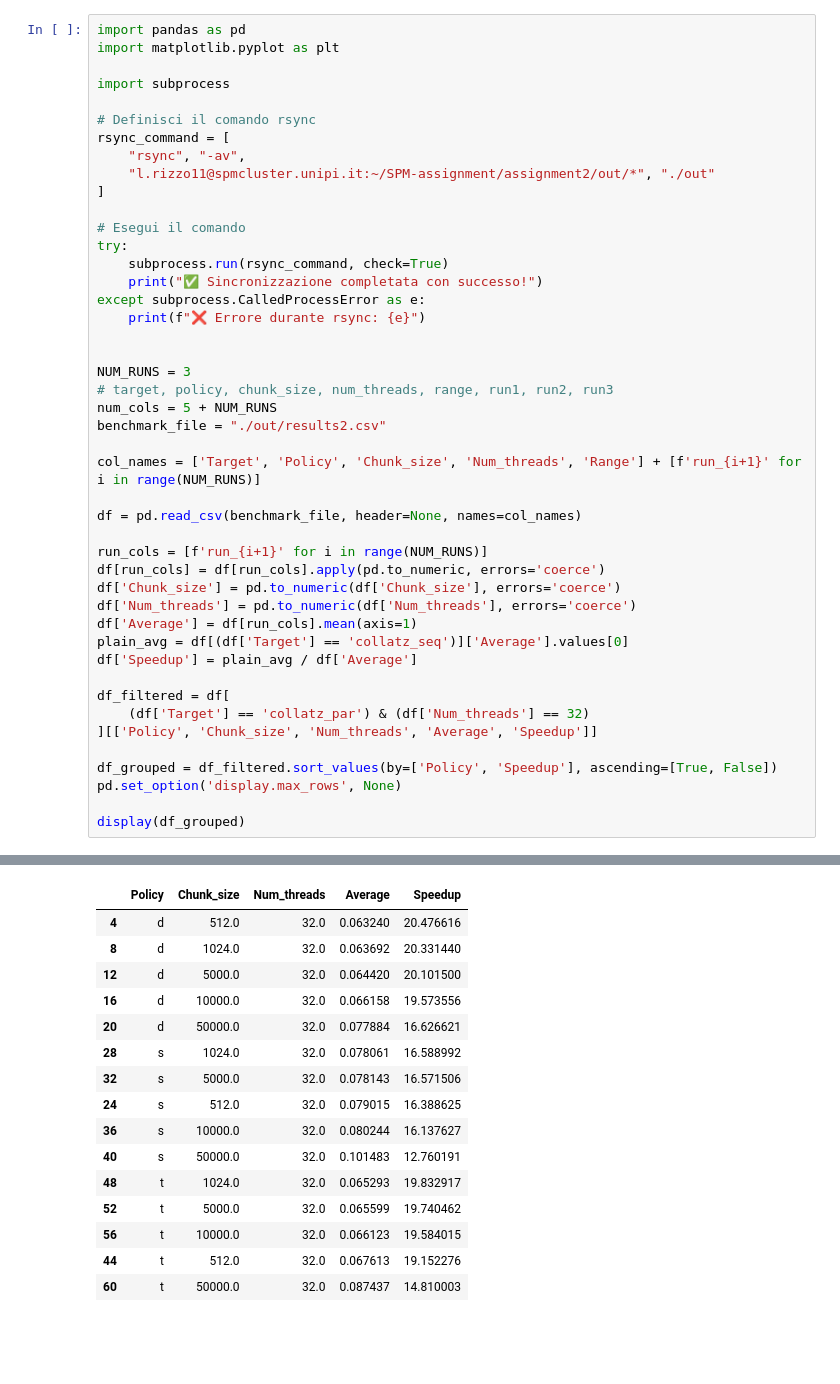
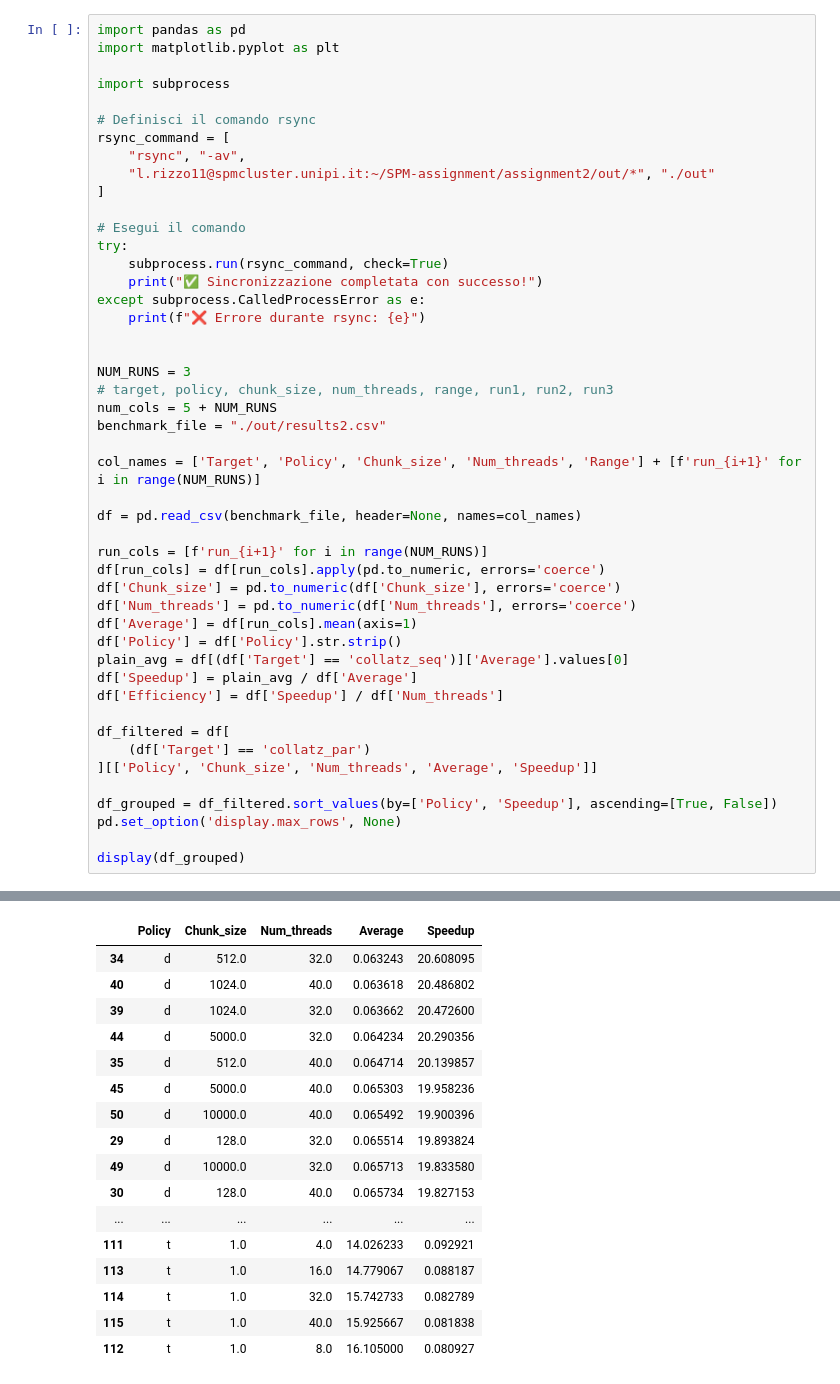
Before and after one commit to luca-rizzo/SPM-assignment-24-25, a Jupyter notebook: assignment2/make_plot.ipynb, the cells around one changed output, grey strips where cells are left out. Drawn from its saved outputs; the diff is of its cells as text; blank space fills up the shorter version.

```diff
--- a/assignment2/make_plot.ipynb
+++ b/assignment2/make_plot.ipynb
@@ -32,11 +32,13 @@ df[run_cols] = df[run_cols].apply(pd.to_numeric, errors='coerce')
 df['Chunk_size'] = pd.to_numeric(df['Chunk_size'], errors='coerce')
 df['Num_threads'] = pd.to_numeric(df['Num_threads'], errors='coerce')
 df['Average'] = df[run_cols].mean(axis=1)
+df['Policy'] = df['Policy'].str.strip()
 plain_avg = df[(df['Target'] == 'collatz_seq')]['Average'].values[0]
 df['Speedup'] = plain_avg / df['Average']
+df['Efficiency'] = df['Speedup'] / df['Num_threads']
 
 df_filtered = df[
-    (df['Target'] == 'collatz_par') & (df['Num_threads'] == 32)
+    (df['Target'] == 'collatz_par')
 ][['Policy', 'Chunk_size', 'Num_threads', 'Average', 'Speedup']]
 
 df_grouped = df_filtered.sort_values(by=['Policy', 'Speedup'], ascending=[True, False])
@@ -52,17 +53,18 @@ total size is 5,268  speedup is 0.96
 ✅ Sincronizzazione completata con successo!
 |  | Policy | Chunk_size | Num_threads | Average | Speedup |
-| 4 | d | 512.0 | 32.0 | 0.063240 | 20.476616 |
-| 8 | d | 1024.0 | 32.0 | 0.063692 | 20.331440 |
-| 12 | d | 5000.0 | 32.0 | 0.064420 | 20.101500 |
-| 16 | d | 10000.0 | 32.0 | 0.066158 | 19.573556 |
-| 20 | d | 50000.0 | 32.0 | 0.077884 | 16.626621 |
-| 28 | s | 1024.0 | 32.0 | 0.078061 | 16.588992 |
-| 32 | s | 5000.0 | 32.0 | 0.078143 | 16.571506 |
-| 24 | s | 512.0 | 32.0 | 0.079015 | 16.388625 |
-| 36 | s | 10000.0 | 32.0 | 0.080244 | 16.137627 |
-| 40 | s | 50000.0 | 32.0 | 0.101483 | 12.760191 |
-| 48 | t | 1024.0 | 32.0 | 0.065293 | 19.832917 |
-| 52 | t | 5000.0 | 32.0 | 0.065599 | 19.740462 |
-| 56 | t | 10000.0 | 32.0 | 0.066123 | 19.584015 |
-| 44 | t | 512.0 | 32.0 | 0.067613 | 19.152276 |
-| 60 | t | 50000.0 | 32.0 | 0.087437 | 14.810003 |
+| 34 | d | 512.0 | 32.0 | 0.063243 | 20.608095 |
+| 40 | d | 1024.0 | 40.0 | 0.063618 | 20.486802 |
+| 39 | d | 1024.0 | 32.0 | 0.063662 | 20.472600 |
+| 44 | d | 5000.0 | 32.0 | 0.064234 | 20.290356 |
+| 35 | d | 512.0 | 40.0 | 0.064714 | 20.139857 |
+| 45 | d | 5000.0 | 40.0 | 0.065303 | 19.958236 |
+| 50 | d | 10000.0 | 40.0 | 0.065492 | 19.900396 |
+| 29 | d | 128.0 | 32.0 | 0.065514 | 19.893824 |
+| 49 | d | 10000.0 | 32.0 | 0.065713 | 19.833580 |
+| 30 | d | 128.0 | 40.0 | 0.065734 | 19.827153 |
+| ... | ... | ... | ... | ... | ... |
+| 111 | t | 1.0 | 4.0 | 14.026233 | 0.092921 |
+| 113 | t | 1.0 | 16.0 | 14.779067 | 0.088187 |
+| 114 | t | 1.0 | 32.0 | 15.742733 | 0.082789 |
+| 115 | t | 1.0 | 40.0 | 15.925667 | 0.081838 |
+| 112 | t | 1.0 | 8.0 | 16.105000 | 0.080927 |
```
Also changed, not shown: parts of 6 cells of this notebook, 5 other files.
